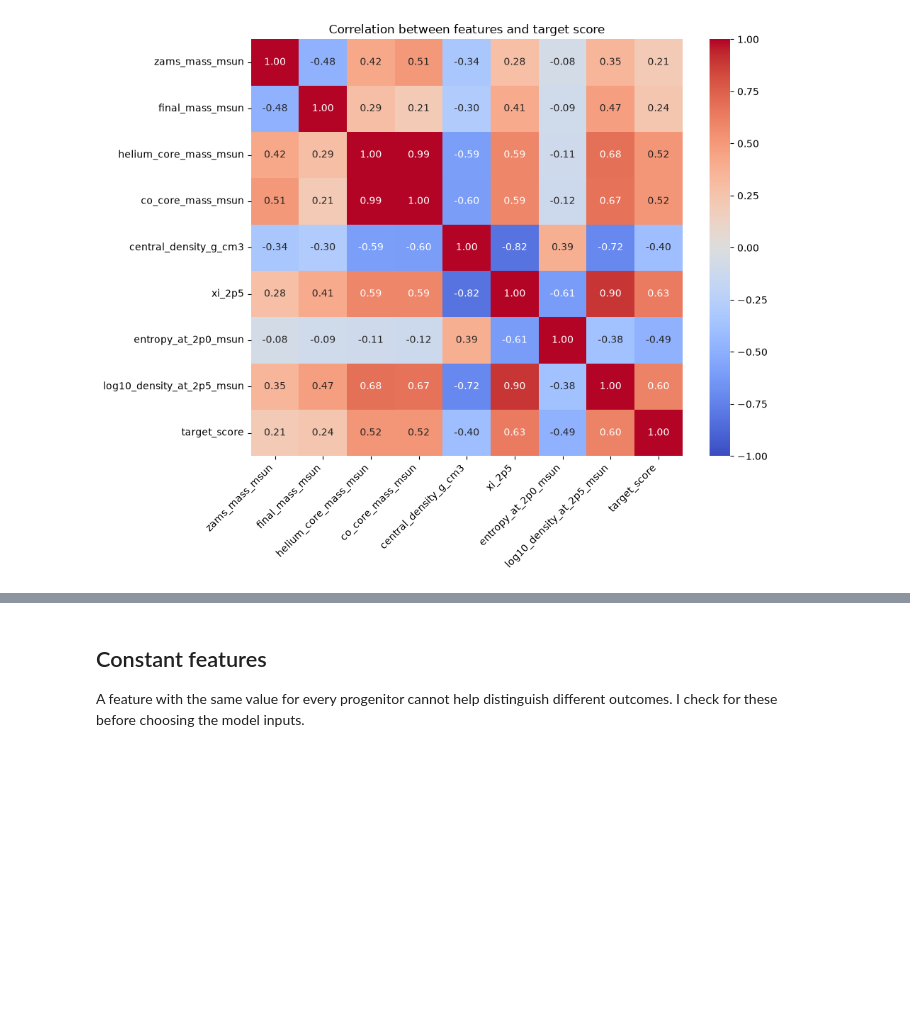
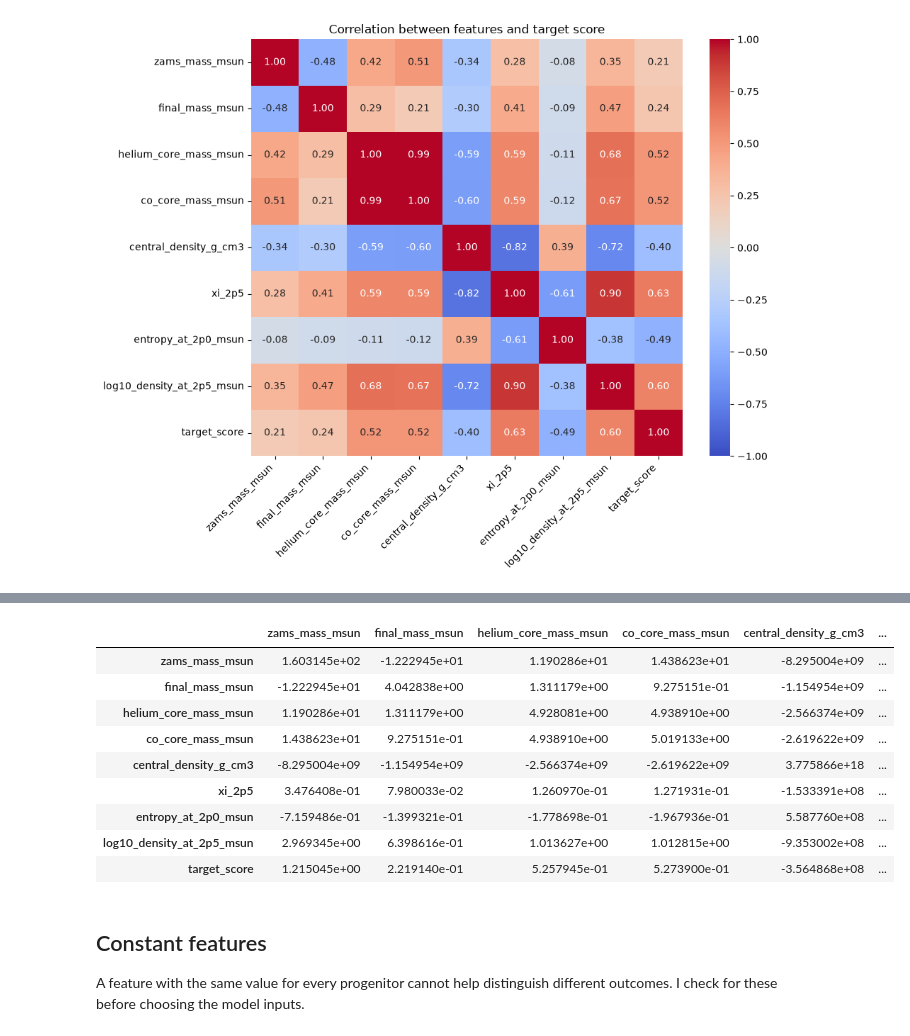
Before and after one commit to FedeMoroni/stellar-collapse-classification, a Jupyter notebook: notebooks/01_eda.ipynb, the cells around one changed output, grey strips where cells are left out. Drawn from its saved outputs; the diff is of its cells as text; code cells hidden in the pictures; blank space fills up the shorter version.

```diff
--- a/notebooks/01_eda.ipynb
+++ b/notebooks/01_eda.ipynb
@@ -254,3 +275,17 @@ plt.show()
+# %%
+covariance_matrix = eda_data[list(selected_features) + ["target_score"]].cov()
+display(covariance_matrix)
+# %% [output]
+|  | zams_mass_msun | final_mass_msun | helium_core_mass_msun | co_core_mass_msun | central_density_g_cm3 | ... |
+| zams_mass_msun | 1.603145e+02 | -1.222945e+01 | 1.190286e+01 | 1.438623e+01 | -8.295004e+09 | ... |
+| final_mass_msun | -1.222945e+01 | 4.042838e+00 | 1.311179e+00 | 9.275151e-01 | -1.154954e+09 | ... |
+| helium_core_mass_msun | 1.190286e+01 | 1.311179e+00 | 4.928081e+00 | 4.938910e+00 | -2.566374e+09 | ... |
+| co_core_mass_msun | 1.438623e+01 | 9.275151e-01 | 4.938910e+00 | 5.019133e+00 | -2.619622e+09 | ... |
+| central_density_g_cm3 | -8.295004e+09 | -1.154954e+09 | -2.566374e+09 | -2.619622e+09 | 3.775866e+18 | ... |
+| xi_2p5 | 3.476408e-01 | 7.980033e-02 | 1.260970e-01 | 1.271931e-01 | -1.533391e+08 | ... |
+| entropy_at_2p0_msun | -7.159486e-01 | -1.399321e-01 | -1.778698e-01 | -1.967936e-01 | 5.587760e+08 | ... |
+| log10_density_at_2p5_msun | 2.969345e+00 | 6.398616e-01 | 1.013627e+00 | 1.012815e+00 | -9.353002e+08 | ... |
+| target_score | 1.215045e+00 | 2.219140e-01 | 5.257945e-01 | 5.273900e-01 | -3.564868e+08 | ... |
 # %% [markdown]
 ## Constant features
 
```
Also changed, not shown: parts of 9 cells of this notebook.
